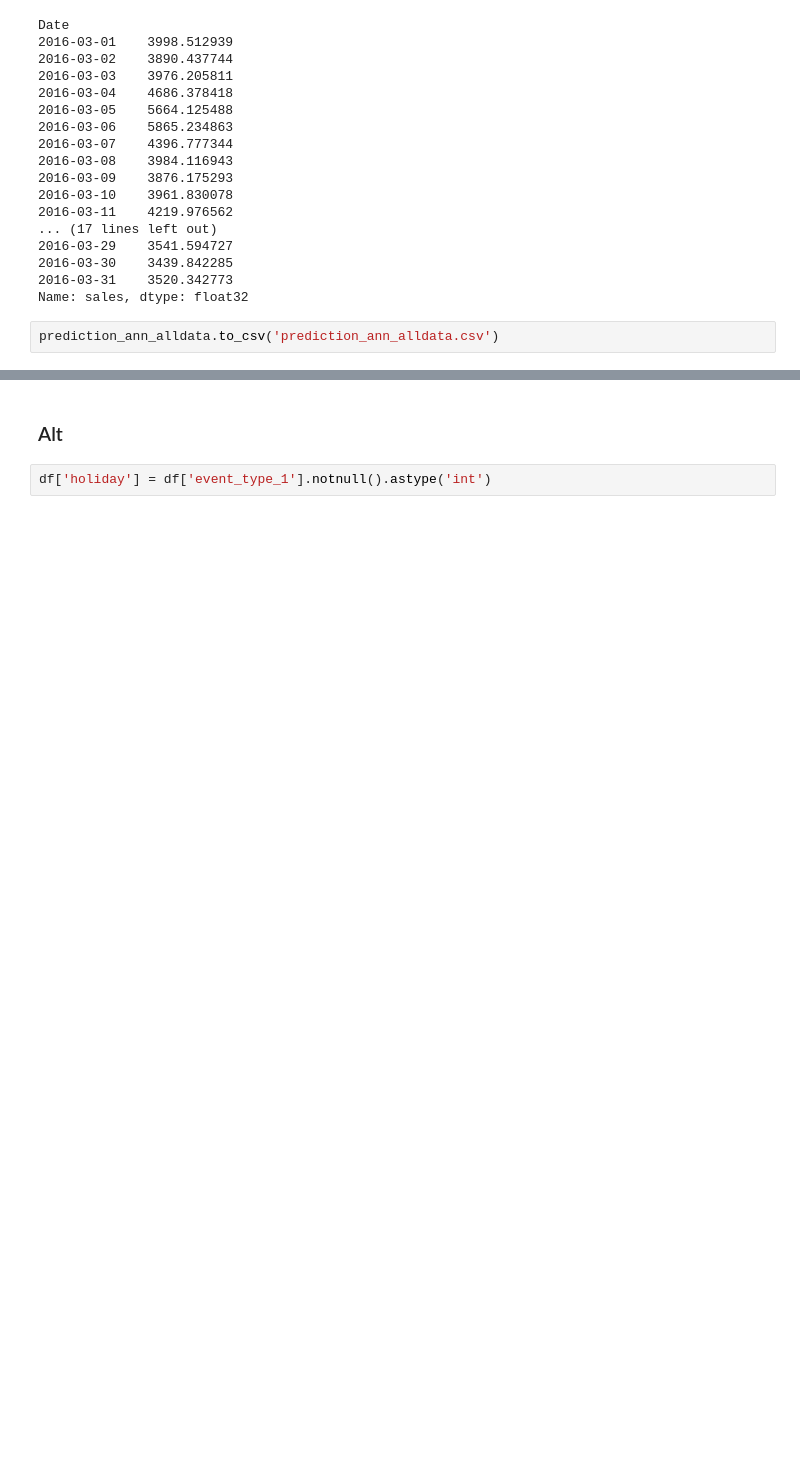
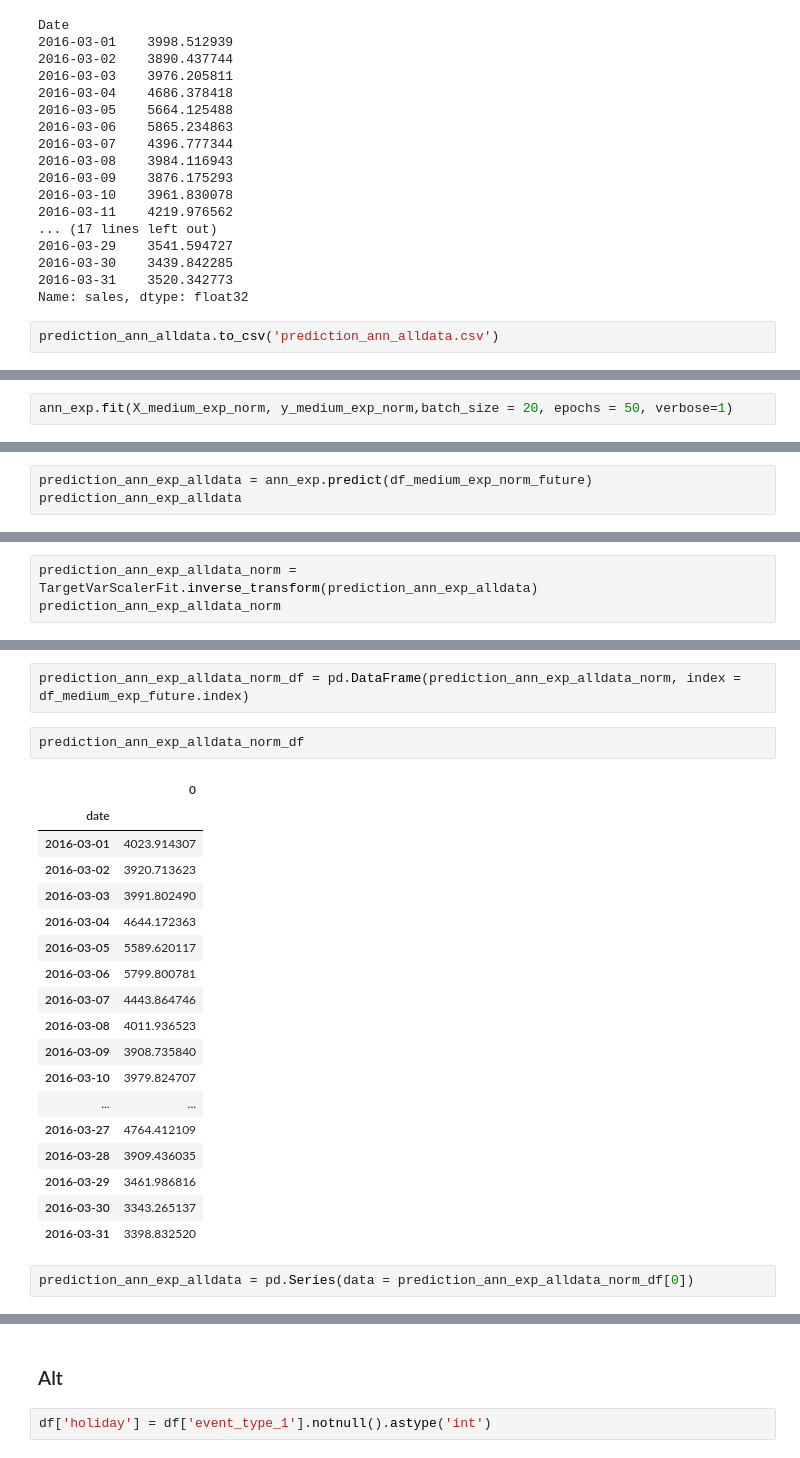
Before and after one commit to EdwinUe/BAB_WS22-23, a Jupyter notebook: Code/003BusinessAnalyticsBProjekt.ipynb, the cells around one changed output, grey strips where cells are left out. Cells and saved outputs as stored; diff of their text form; blank space fills up the shorter version.

```diff
--- a/Code/003BusinessAnalyticsBProjekt.ipynb
+++ b/Code/003BusinessAnalyticsBProjekt.ipynb
@@ -1535,0 +1882,2 @@ prediction_ann_alldata.to_csv('prediction_ann_alldata.csv')
+# %%
+ann_exp.fit(X_medium_exp_norm, y_medium_exp_norm,batch_size = 20, epochs = 50, verbose=1)
@@ -1535,0 +1903,3 @@ prediction_ann_alldata.to_csv('prediction_ann_alldata.csv')
+# %%
+prediction_ann_exp_alldata = ann_exp.predict(df_medium_exp_norm_future)
+prediction_ann_exp_alldata
@@ -1535,0 +1925,3 @@ prediction_ann_alldata.to_csv('prediction_ann_alldata.csv')
+# %%
+prediction_ann_exp_alldata_norm = TargetVarScalerFit.inverse_transform(prediction_ann_exp_alldata)
+prediction_ann_exp_alldata_norm
@@ -1535,0 +1946,25 @@ prediction_ann_alldata.to_csv('prediction_ann_alldata.csv')
+# %%
+prediction_ann_exp_alldata_norm_df = pd.DataFrame(prediction_ann_exp_alldata_norm, index = df_medium_exp_future.index)
+# %%
+prediction_ann_exp_alldata_norm_df
+# %% [output]
+|  | 0 |
+| date |  |
+| 2016-03-01 | 4023.914307 |
+| 2016-03-02 | 3920.713623 |
+| 2016-03-03 | 3991.802490 |
+| 2016-03-04 | 4644.172363 |
+| 2016-03-05 | 5589.620117 |
+| 2016-03-06 | 5799.800781 |
+| 2016-03-07 | 4443.864746 |
+| 2016-03-08 | 4011.936523 |
+| 2016-03-09 | 3908.735840 |
+| 2016-03-10 | 3979.824707 |
+| ... | ... |
+| 2016-03-27 | 4764.412109 |
+| 2016-03-28 | 3909.436035 |
+| 2016-03-29 | 3461.986816 |
+| 2016-03-30 | 3343.265137 |
+| 2016-03-31 | 3398.832520 |
+# %%
+prediction_ann_exp_alldata = pd.Series(data = prediction_ann_exp_alldata_norm_df[0])
```
Also changed, not shown: parts of 44 cells of this notebook, 3 other files.
